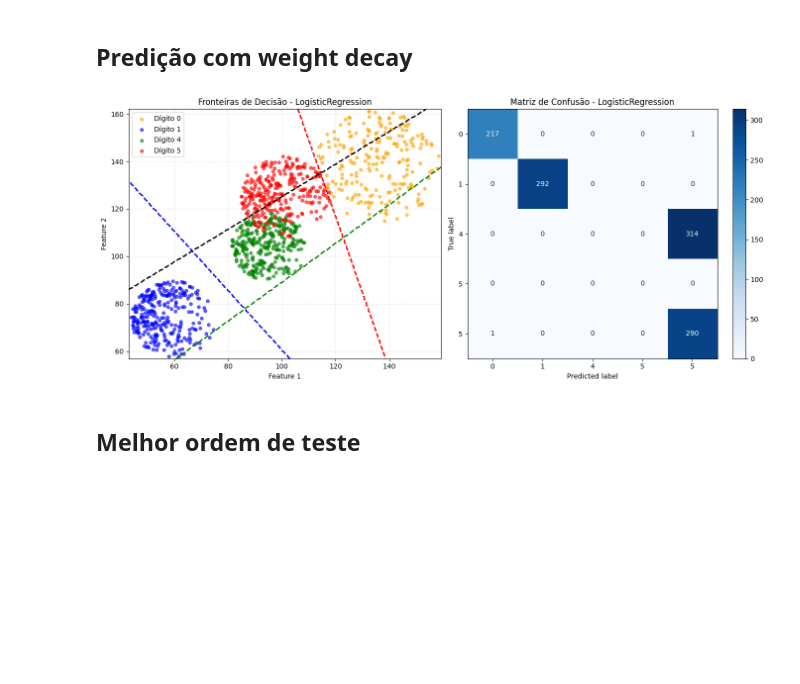
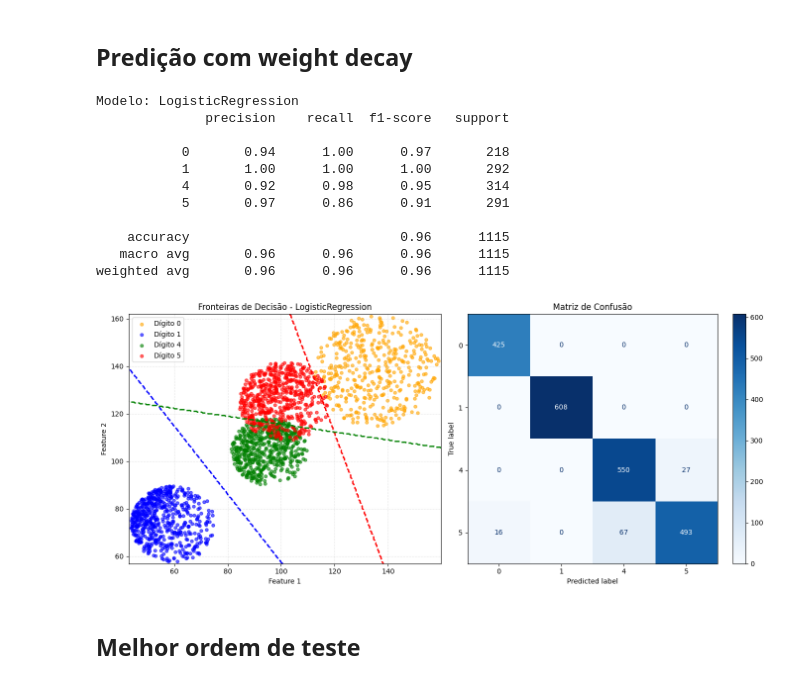
Before and after one commit to Gusttavoafonso/Projeto_1_ML, a Jupyter notebook: novo_classificacao_um_contra_todos.ipynb, the cells around one changed output. Drawn from its saved outputs; the diff is of its cells as text; code cells hidden in the pictures; blank space fills up the shorter version.

```diff
--- a/novo_classificacao_um_contra_todos.ipynb
+++ b/novo_classificacao_um_contra_todos.ipynb
@@ -202,7 +195,7 @@ y_test = test['label'].values
 #### Perceptron
 # %%
 classificadores = treinar_um_contra_todos(Perceptron, X_train, y_train)
-classificadores, previsoes = previsoes(Perceptron, X_test, y_test, classificadores)
+classificadores, preds = previsoes(Perceptron, X_test, y_test, classificadores)
 plot_fronteira_e_matriz(classificadores, X_train, y_train, modelo_tipo="Perceptron")
 # %% [output]
 Modelo: Perceptron
@@ -304,13 +284,48 @@ def prever_ova(classificadores, X, fallback=5):
+# %%
+def previsoes_logistic(X_test, y_test, classificadores, fallback=5):
+    """
+    Gera predições e classification report para classificadores LogisticRegression OvA,
+    seguindo a mesma estrutura da função 'previsoes'.
+    """
+    preds = []
+
+    for x in X_test:
+        pred = None
+        for digito, (clf, scaler) in classificadores.items():
+            x_scaled = scaler.transform([x])
+            if clf.predict(x_scaled)[0] == 1:
+                pred = digito
+                break
+        if pred is None:
+            pred = fallback
+        preds.append(pred)
+
+    print("\nModelo: LogisticRegression")
+    print(classification_report(y_test, preds, digits=2))
+
+    return classificadores, preds
 # %%
-lambda_val = 0.1  # regularização
+lambda_val = 0.1  # parâmetro de regularização (weight decay)
 
-# Treina os classificadores Logistic Regression Um-Contra-Todos
-classificadores = logistic_ova(X_train, y_train, digitos_alvo=[0,1,4,5], lambda_val=lambda_val)
+# Treinar classificadores
+classificadores = logistic_ova(X_train, y_train, digitos_alvo=[0,1,4], lambda_val=lambda_val)
+classificadores, preds = previsoes_logistic(X_test, y_test, classificadores, fallback=5)
 
-# Plotar fronteiras + matriz de confusão usando dados de teste
-plot_fronteira_e_matriz(classificadores, X_test, y_test, modelo_tipo="LogisticRegression", digitos_alvo=[0,1,4,5], fallback=5)
+# Plotar fronteiras + matriz de confusão
+plot_fronteira_e_matriz(classificadores, X_train, y_train, modelo_tipo="LogisticRegression", digitos_alvo=[0,1,4], fallback=5)
 # %% [output]
+Modelo: LogisticRegression
+              precision    recall  f1-score   support
+
+           0       0.94      1.00      0.97       218
+           1       1.00      1.00      1.00       292
+           4       0.92      0.98      0.95       314
+           5       0.97      0.86      0.91       291
+
+    accuracy                           0.96      1115
+   macro avg       0.96      0.96      0.96      1115
+weighted avg       0.96      0.96      0.96      1115
-[figure, old version]
+[figure, new version]
 # %% [markdown]
 ## Melhor ordem de teste
 # %%
```
Also changed, not shown: parts of 8 cells of this notebook.
